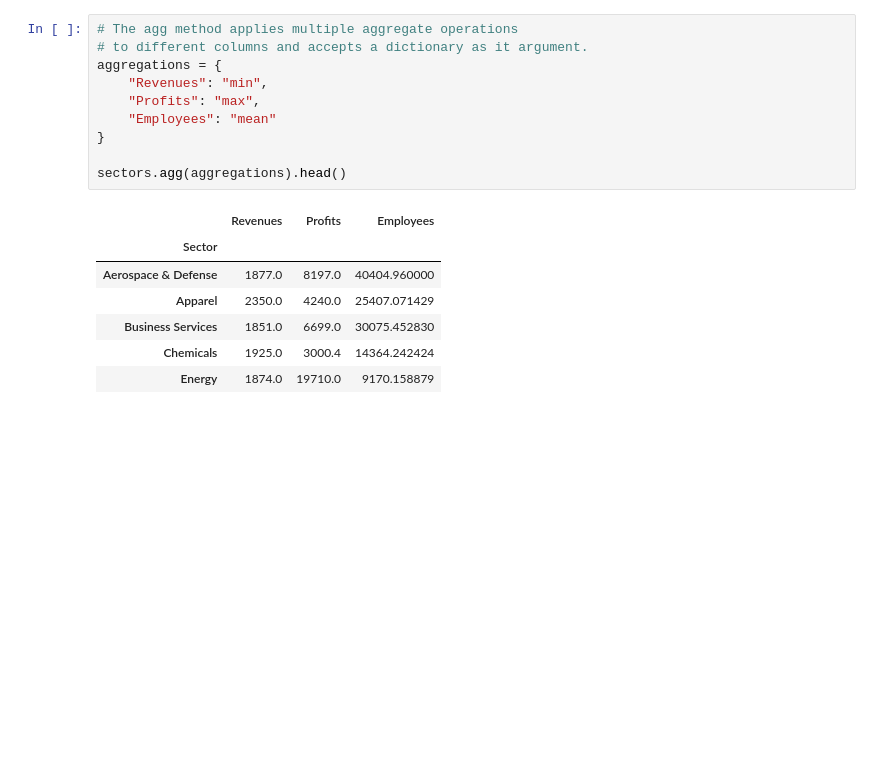
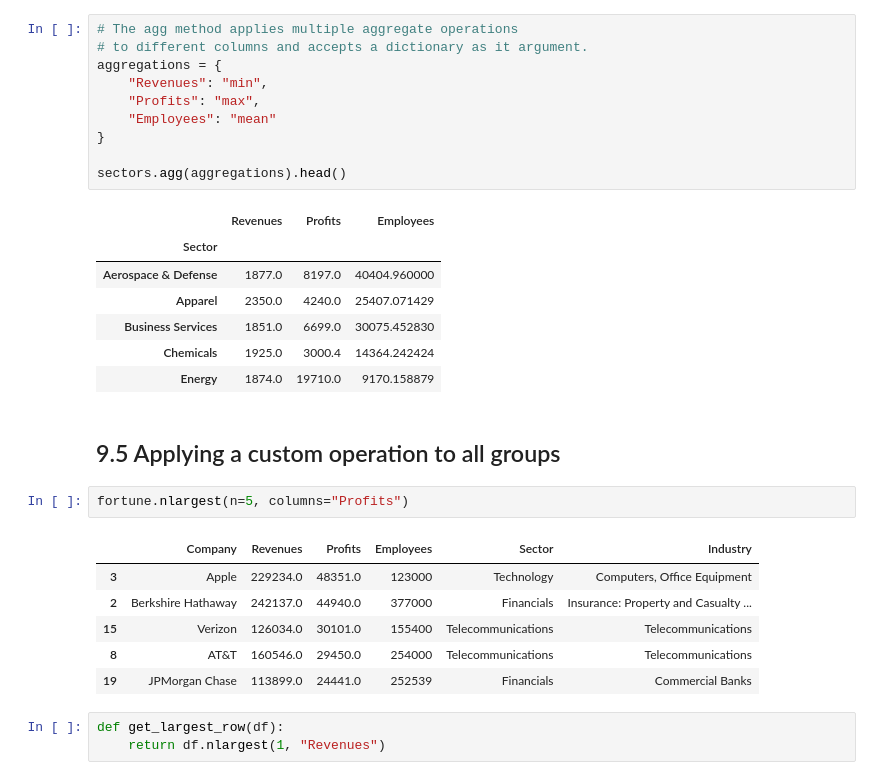
Before and after one commit to ljyGmail/pandas_in_action, a Jupyter notebook: ch09_the_groupby_object.ipynb, the cells around one changed output. Saved outputs shown, nothing was run; the diff lists cells and outputs as text; blank space fills up the shorter version.

```diff
--- a/ch09_the_groupby_object.ipynb
+++ b/ch09_the_groupby_object.ipynb
@@ -397,3 +397,17 @@ sectors.agg(aggregations).head()
 | Business Services | 1851.0 | 6699.0 | 30075.452830 |
 | Chemicals | 1925.0 | 3000.4 | 14364.242424 |
 | Energy | 1874.0 | 19710.0 | 9170.158879 |
+# %% [markdown]
+## 9.5 Applying a custom operation to all groups
+# %%
+fortune.nlargest(n=5, columns="Profits")
+# %% [output]
+|  | Company | Revenues | Profits | Employees | Sector | Industry |
+| 3 | Apple | 229234.0 | 48351.0 | 123000 | Technology | Computers, Office Equipment |
+| 2 | Berkshire Hathaway | 242137.0 | 44940.0 | 377000 | Financials | Insurance: Property and Casualty ... |
+| 15 | Verizon | 126034.0 | 30101.0 | 155400 | Telecommunications | Telecommunications |
+| 8 | AT&T | 160546.0 | 29450.0 | 254000 | Telecommunications | Telecommunications |
+| 19 | JPMorgan Chase | 113899.0 | 24441.0 | 252539 | Financials | Commercial Banks |
+# %%
+def get_largest_row(df):
+    return df.nlargest(1, "Revenues")
```
Also changed, not shown: parts of 1 cell of this notebook.
